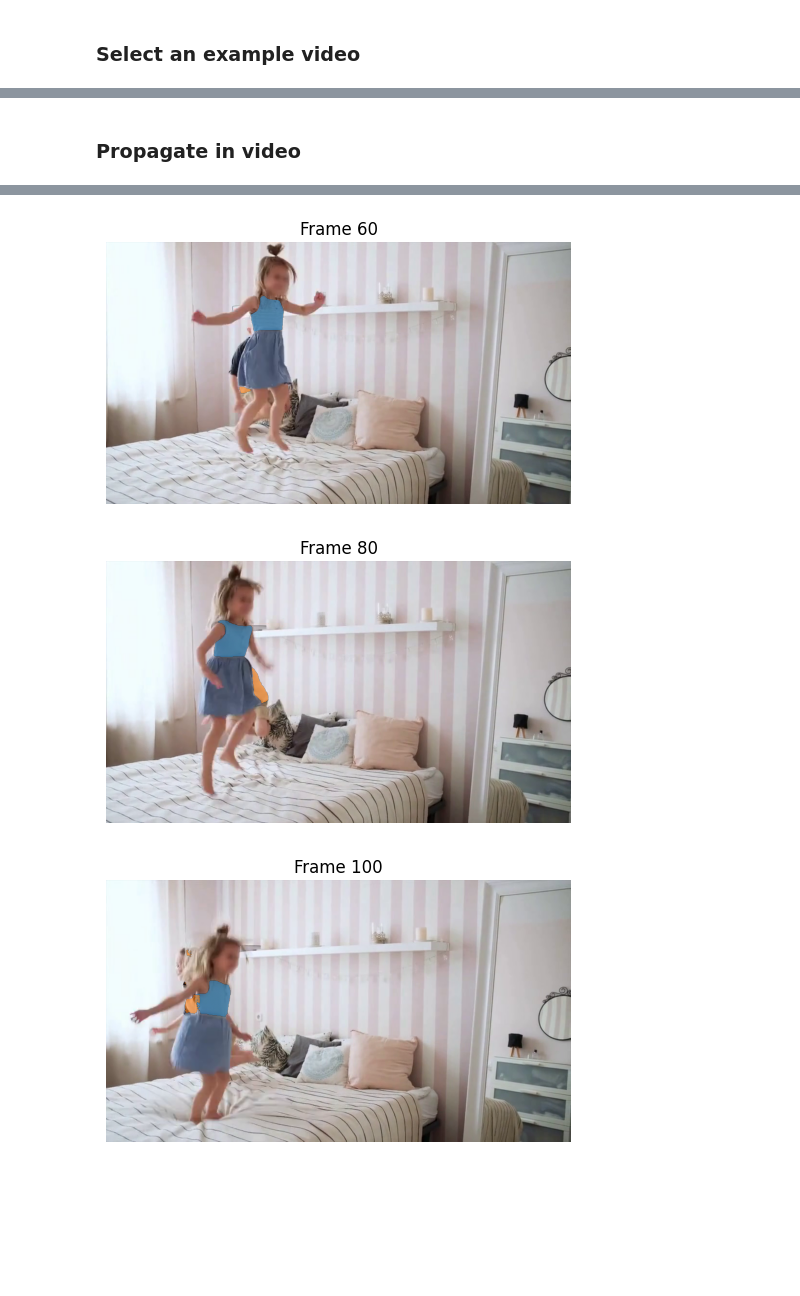
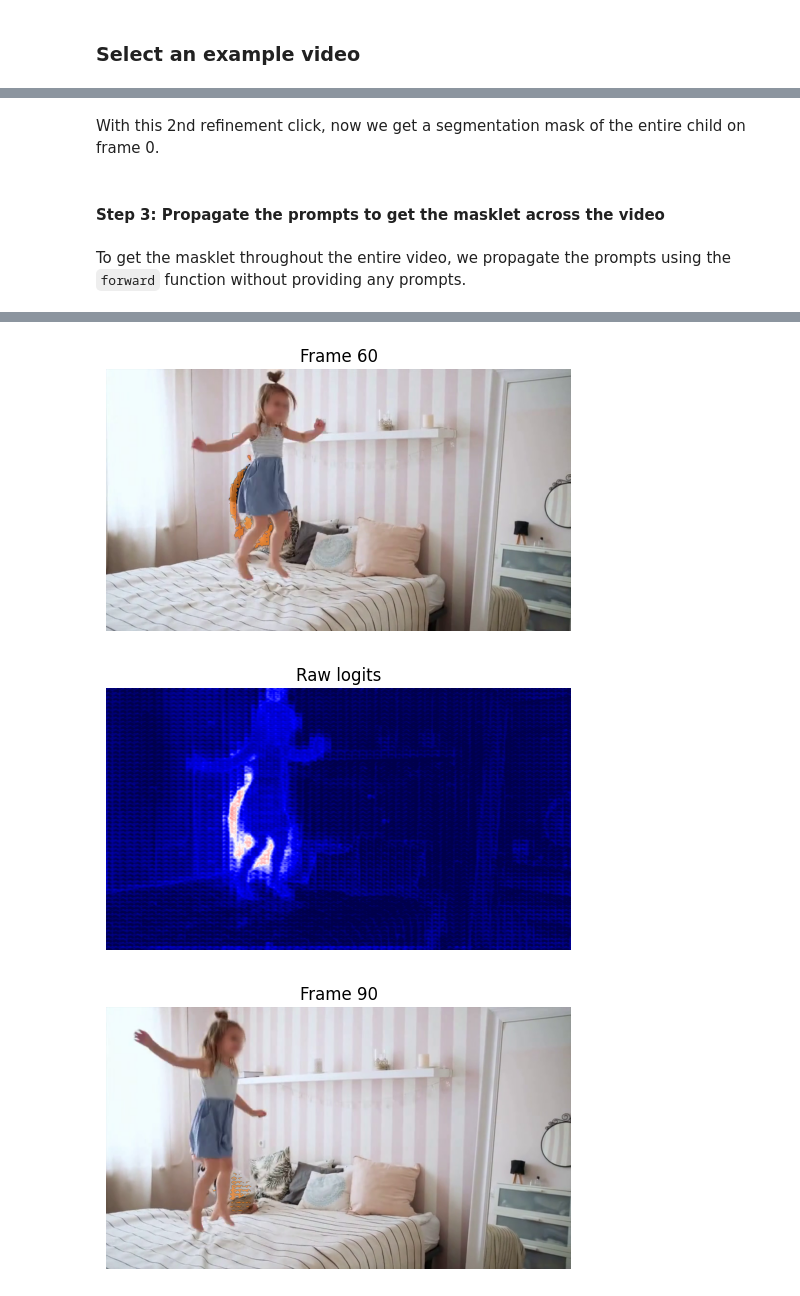
Before and after one commit to cjaverliat/sam2, a Jupyter notebook: notebooks/generic_video_predictor_example.ipynb, the cells around one changed output, grey strips where cells are left out. Saved outputs shown, nothing was run; the diff lists cells and outputs as text; code cells hidden in the pictures; blank space fills up the shorter version.

```diff
--- a/notebooks/generic_video_predictor_example.ipynb
+++ b/notebooks/generic_video_predictor_example.ipynb
@@ -90,11 +90,13 @@ using device: cuda
 from sam2.build_sam import build_sam2_generic_video_predictor
 from sam2.sam2_generic_video_predictor import SAM2GenericVideoPredictorState
 
+# sam2_checkpoint = "../checkpoints/efficienttam_s_1.pt"
+# model_cfg = "configs/efficienttam/efficienttam_s_1.yaml"
 sam2_checkpoint = "../checkpoints/sam2.1_hiera_base_plus.pt"
 model_cfg = "configs/sam2.1/sam2.1_hiera_b+.yaml"
 
 predictor = build_sam2_generic_video_predictor(
-    model_cfg, sam2_checkpoint, device=device, vos_optimized=True
+    model_cfg, sam2_checkpoint, device=device, vos_optimized=False, apply_postprocessing=False,
 )
 # %% [output]
 Image encoder compilation is enabled. First forward pass will be slow.
@@ -233,5 +290,9 @@ plt.show()
-# %% [markdown]
-### Propagate in video
+# %% [markdown]
+With this 2nd refinement click, now we get a segmentation mask of the entire child on frame 0.
+# %% [markdown]
+#### Step 3: Propagate the prompts to get the masklet across the video
+# %% [markdown]
+To get the masklet throughout the entire video, we propagate the prompts using the `forward` function without providing any prompts.
 # %%
 pbar = tqdm(range(1, n_frames), desc="Propagating in video")
 
@@ -253,13 +314,22 @@ for f in pbar:
         }
     )
 
-    if f % 20 == 0:
+    vis_frame_stride = 30
+
+    if f % vis_frame_stride == 0:
         plt.figure(figsize=(6, 4))
         plt.title(f"Frame {f}")
         plt.axis("off")
         plt.imshow(frame.permute(1, 2, 0).cpu().numpy())
-        show_mask((results[0].best_mask_logits > 0), plt.gca(), obj_id=0)
-        show_mask((results[1].best_mask_logits > 0), plt.gca(), obj_id=1)
+        for obj_id, result in results.items():
+            show_mask((result.best_mask_logits > 0), plt.gca(), obj_id=obj_id)
+        plt.show()
+
+        plt.figure(figsize=(6, 4))
+        plt.title("Raw logits")
+        plt.axis("off")
+        for obj_id, result in results.items():
+            plt.imshow(result.best_mask_logits.squeeze().cpu().numpy(), cmap="seismic", vmin=-10, vmax=10)
         plt.show()
 
 pbar.close()
@@ -289,3 +342,3 @@ SingleProcess AUTOTUNE benchmarking takes 1.9969 seconds and 0.0018 seconds prec
-[figure, old version]
+[figure, new version]
-[figure, old version]
+[figure, new version]
-[figure, old version]
+[figure, new version]
```
Also changed, not shown: parts of 11 cells of this notebook, 8 other files.
